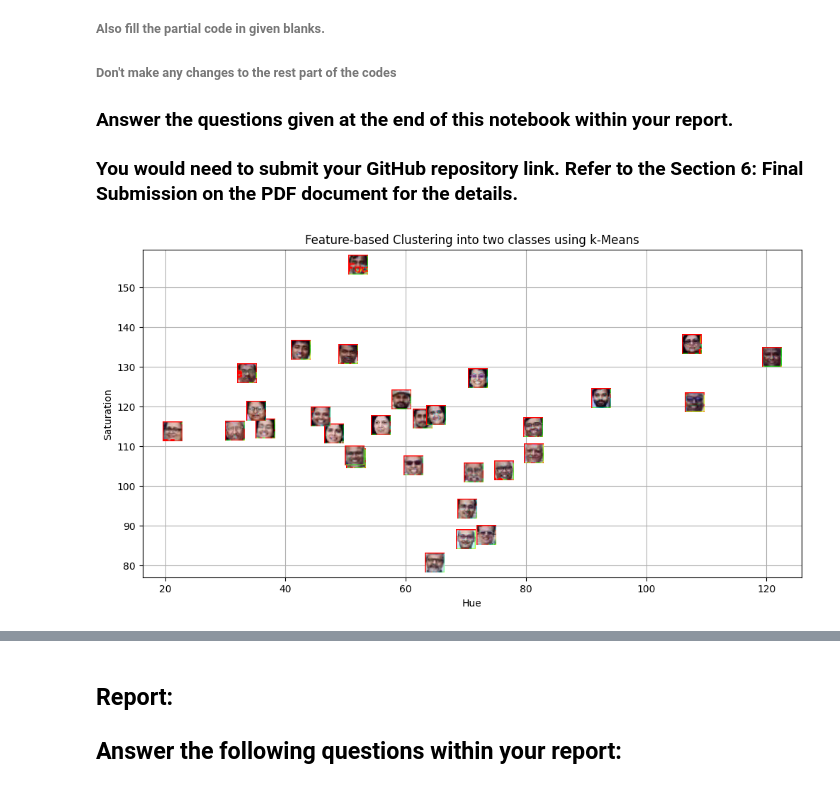
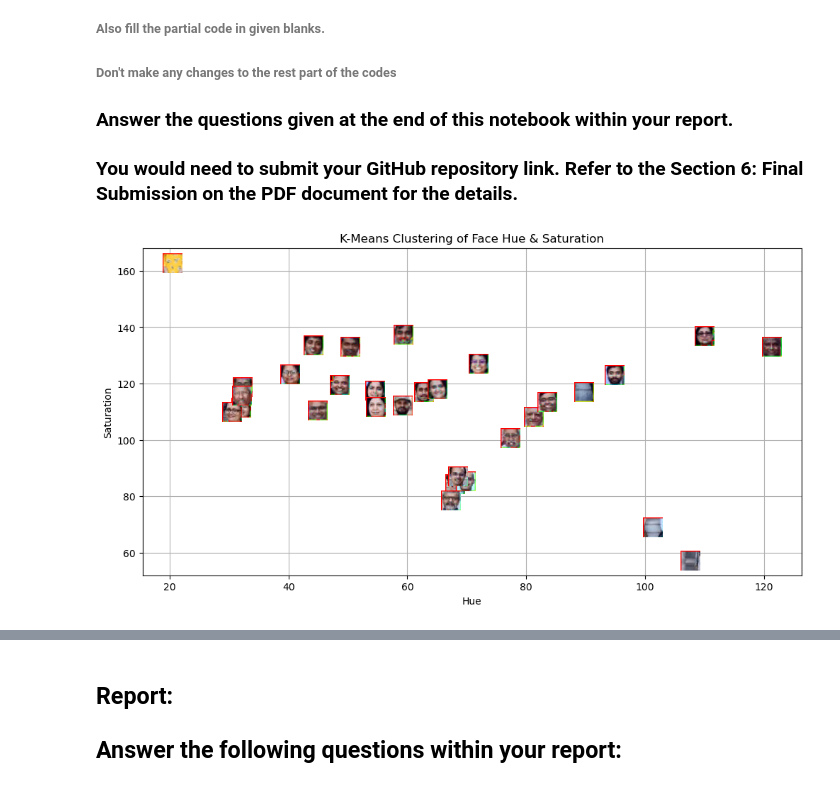
Before and after one commit to adishangari/distance-based-classification-, a Jupyter notebook: Downloads/Lab 5-Spring 2025.ipynb, the cells around one changed output, grey strips where cells are left out. Saved outputs shown, nothing was run; the diff lists cells and outputs as text; code cells hidden in the pictures.

```diff
--- a/Downloads/Lab 5-Spring 2025.ipynb
+++ b/Downloads/Lab 5-Spring 2025.ipynb
@@ -17,76 +17,85 @@
 from matplotlib.offsetbox import OffsetImage, AnnotationBbox
 # %%
 ## Reading the image plaksha_Faculty.jpg
-
+img = cv2.imread("/Users/adityashangari/Downloads/Plaksha_Faculty.jpg")
 
 ## Convert the image to grayscale
-
+gray_img = cv2.cvtColor(img, cv2.COLOR_BGR2GRAY)
 
 # Loading the required haar-cascade xml classifier file
-face_cascade = cv2.CascadeClassifier(__________________________________)
+face_cascade = cv2.CascadeClassifier(cv2.data.haarcascades + "haarcascade_frontalface_default.xml")
 
 # Applying the face detection method on the grayscale image.
 ## Change the parameters for better detection of faces in your case.
-faces_rect = face_cascade.detectMultiScale(gray_img, 1.05, 4, minSize=(25,25), maxSize=(50,50))
+faces_rect = face_cascade.detectMultiScale(gray_img, 1.1, 5, minSize=(25,25), maxSize=(200,200))
 
 # Define the text and font parameters
-text = ____________ ## The text you want to write
-font = _________________________________  ## Font type
-font_scale = _________  ## Font scale factor
-font_color = _____________  ## Text color in BGR format (here, it's red)
-font_thickness = ________  ## Thickness of the text
-
+text = "Face"  # The text you want to write
+font = cv2.FONT_HERSHEY_SIMPLEX  # Font type
+font_scale = 0.5  # Font scale factor
+font_color = (0, 0, 255)  # Text color in BGR format (red)
+font_thickness = 1  # Thickness of the text
 
 # Iterating through rectangles of detected faces
 for (x, y, w, h) in faces_rect:
     cv2.rectangle(img, (x, y), (x+w, y+h), (0, 0, 255), 2)
     # Use cv2.putText to add the text to the image, Use text, font, font_scale, font_color, font_thickness here
-    cv2.putText(____________________________________________________________________)
+    cv2.putText(img, text, (x, y - 10), font, font_scale, font_color, font_thickness)
 
 ## Display the image and window title should be "Total number of face detected are #"
-cv2.imshow(__________________________________________________________)
+cv2.imshow(f"Total number of faces detected are {len(faces_rect)}", img)
 cv2.waitKey(0)
 cv2.destroyAllWindows()
 # %%
-
 from matplotlib.offsetbox import OffsetImage, AnnotationBbox
+from sklearn.cluster import KMeans
+import numpy as np
+import cv2
+import matplotlib.pyplot as plt
 # Extract face region features (Hue and Saturation)
-img_hsv = cv2.cvtColor(_________________________) ## call the img and convert it from BGR to HSV and store in img_hsv
+img_hsv = cv2.cvtColor(img, cv2.COLOR_BGR2HSV)  ## call the img and convert it from BGR to HSV and store in img_hsv
 hue_saturation = []
 face_images = []  # To store detected face images
 
 for (x, y, w, h) in faces_rect:
     face = img_hsv[y:y + h, x:x + w]
     hue = np.mean(face[:, :, 0])
     saturation = np.mean(face[:, :, 1])
     hue_saturation.append((hue, saturation))
     face_images.append(face)
 
 hue_saturation = np.array(hue_saturation)
 
 ## Perform k-Means clustering on hue_saturation and store in kmeans
-kmeans = ___________________________________________________
+kmeans = KMeans(n_clusters=3, random_state=42, n_init=10)
+kmeans.fit(hue_saturation)
 #centroids = kmeans.cluster_centers_
 #labels = kmeans.labels_
-
+centroids = kmeans.cluster_centers_
+labels = kmeans.labels_
 # Create a figure and axis
 fig, ax = plt.subplots(figsize=(12, 6))
 
 # Plot the clustered faces with custom markers
 for i, (x,y,w,h ) in enumerate(faces_rect):
     im = OffsetImage(cv2.cvtColor(cv2.resize(face_images[i], (20, 20)), cv2.COLOR_HSV2RGB))
     ab = AnnotationBbox(im, (hue_saturation[i, 0], hue_saturation[i, 1]), frameon=False, pad=0)
     ax.add_artist(ab)
     plt.plot(hue_saturation[i, 0], hue_saturation[i, 1])
 
 
 ## Put x label
 ## Put y label
 ## Put title
 ## Put grid
 ## show the plot
+plt.xlabel("Hue")
+plt.ylabel("Saturation")
+plt.title("K-Means Clustering of Face Hue & Saturation")
+plt.grid(True)
+plt.show()
 # %% [output]
-[figure, old version]
+[figure, new version]
 # %%
 # Create an empty list to store legend labels
 legend_labels = []
```
Also changed, not shown: parts of 5 cells of this notebook.
